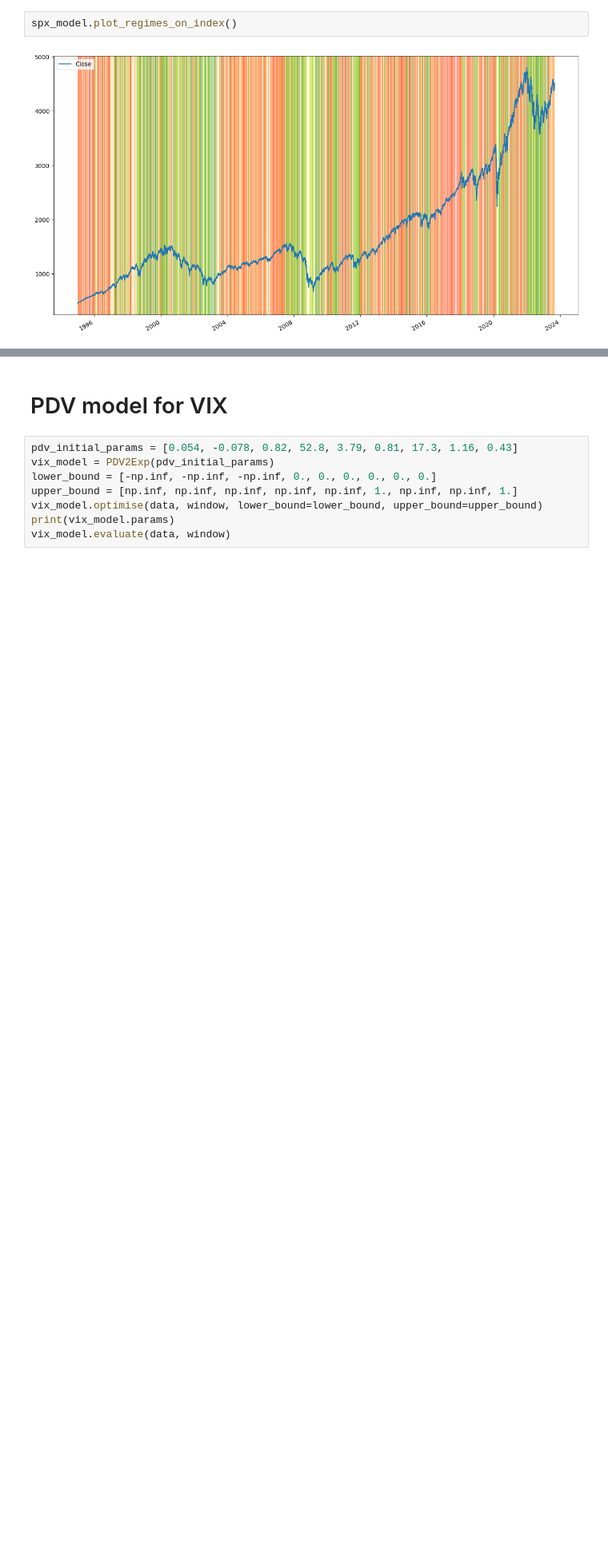
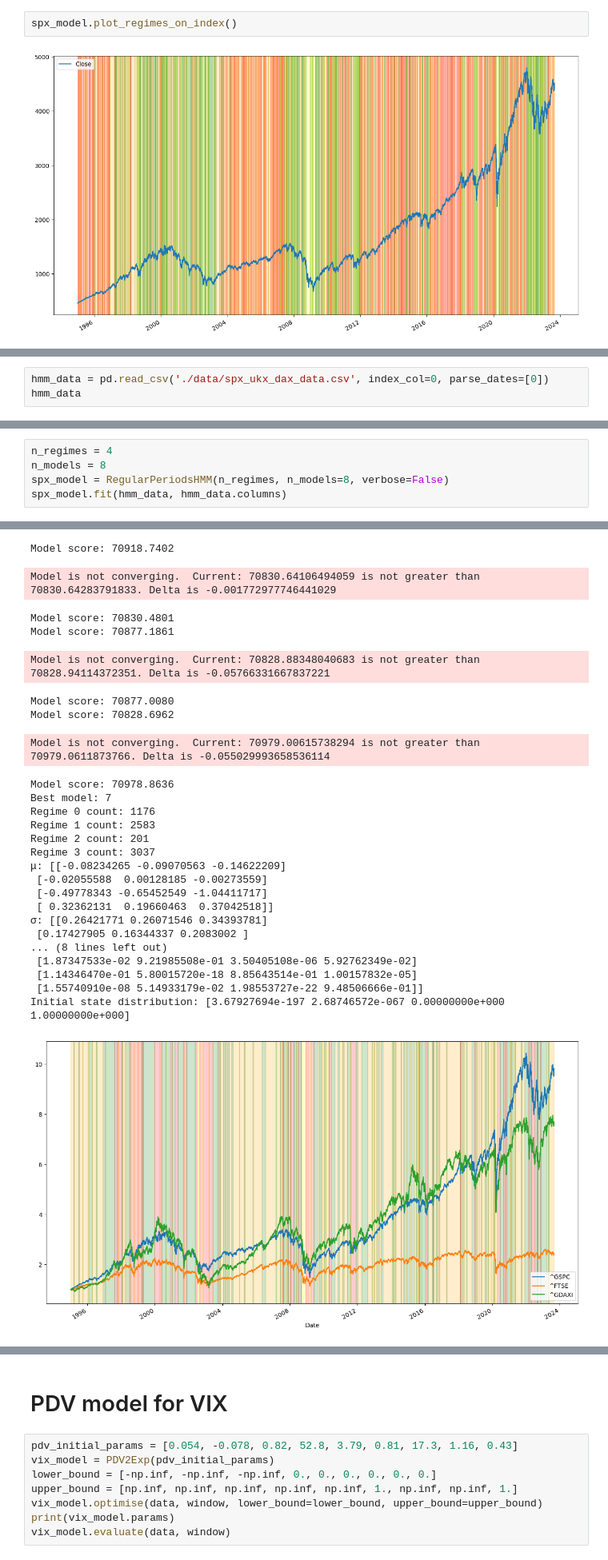
Before and after one commit to luchungi/VolatilityIsMostlyPathDependent, a Jupyter notebook: Simulation_SPX_VIX.ipynb, the cells around one changed output, grey strips where cells are left out. Shown at 80% size. Drawn from its saved outputs; the diff is of its cells as text; blank space fills up the shorter version.

```diff
--- a/Simulation_SPX_VIX.ipynb
+++ b/Simulation_SPX_VIX.ipynb
@@ -230,0 +124,3 @@ plot_regimes(states, spx_data.index)
+# %%
+hmm_data = pd.read_csv('./data/spx_ukx_dax_data.csv', index_col=0, parse_dates=[0])
+hmm_data
@@ -230,0 +142,6 @@ plot_regimes(states, spx_data.index)
+# %%
+n_regimes = 4
+n_models = 8
+spx_model = RegularPeriodsHMM(n_regimes, n_models=8, verbose=False)
+spx_model.fit(hmm_data, hmm_data.columns)
+# %% [output]
@@ -230,0 +151,26 @@ plot_regimes(states, spx_data.index)
+Model score: 70918.7402
+Model is not converging.  Current: 70830.64106494059 is not greater than 70830.64283791833. Delta is -0.001772977746441029
+Model score: 70830.4801
+Model score: 70877.1861
+Model is not converging.  Current: 70828.88348040683 is not greater than 70828.94114372351. Delta is -0.05766331667837221
+Model score: 70877.0080
+Model score: 70828.6962
+Model is not converging.  Current: 70979.00615738294 is not greater than 70979.0611873766. Delta is -0.055029993658536114
+Model score: 70978.8636
+Best model: 7
+Regime 0 count: 1176
+Regime 1 count: 2583
+Regime 2 count: 201
+Regime 3 count: 3037
+μ: [[-0.08234265 -0.09070563 -0.14622209]
+ [-0.02055588  0.00128185 -0.00273559]
+ [-0.49778343 -0.65452549 -1.04411717]
+ [ 0.32362131  0.19660463  0.37042518]]
+σ: [[0.26421771 0.26071546 0.34393781]
+ [0.17427905 0.16344337 0.2083002 ]
+... (8 lines left out)
+ [1.87347533e-02 9.21985508e-01 3.50405108e-06 5.92762349e-02]
+ [1.14346470e-01 5.80015720e-18 8.85643514e-01 1.00157832e-05]
+ [1.55740910e-08 5.14933179e-02 1.98553727e-22 9.48506666e-01]]
+Initial state distribution: [3.67927694e-197 2.68746572e-067 0.00000000e+000 1.00000000e+000]
+[figure, added]
```
Also changed, not shown: parts of 22 cells of this notebook, 2 other files.
